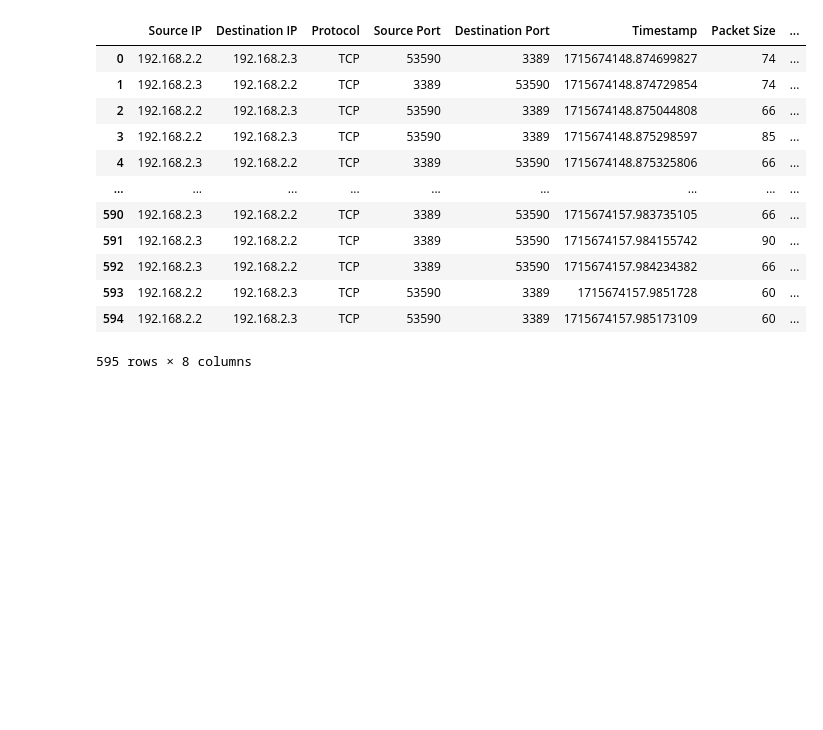
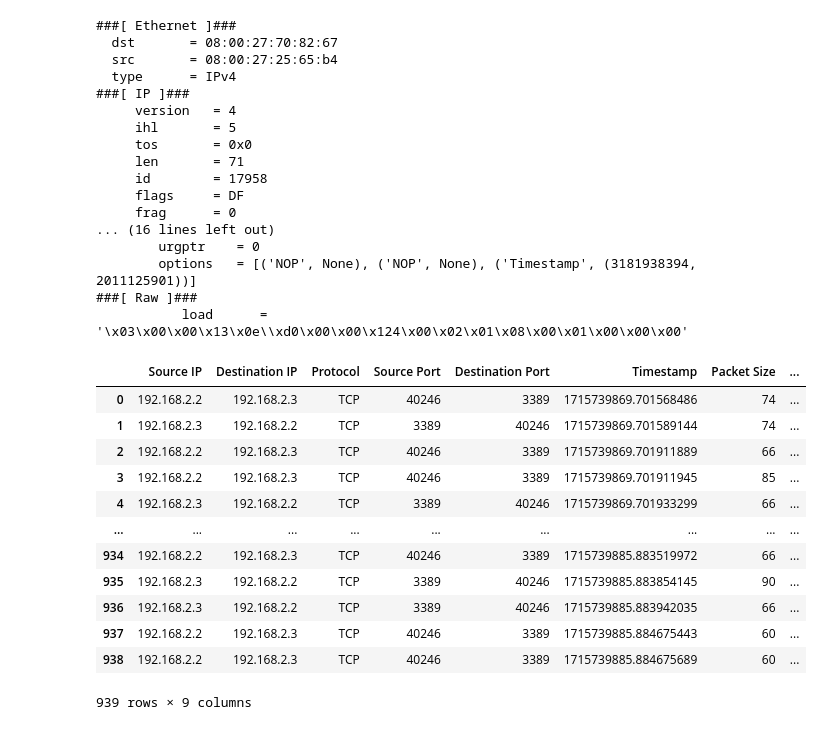
Before and after one commit to yaoyanglee/network-prediction, a Jupyter notebook: rdp-vis.ipynb, the cells around one changed output. Saved outputs shown, nothing was run; the diff lists cells and outputs as text; code cells hidden in the pictures; blank space fills up the shorter version.

```diff
--- a/rdp-vis.ipynb
+++ b/rdp-vis.ipynb
@@ -16,6 +16,9 @@ def readPCAP(pcapFile):
             ip_layer = packet['IP']
             transport_layer = packet[ip_layer.payload.name]
 
+            # Calculate payload size
+            payload_size = len(packet) - len(ip_layer) - len(transport_layer)
+
             packet_info = {
                 'Source IP': ip_layer.src,
                 'Destination IP': ip_layer.dst,
@@ -23,7 +26,8 @@ def readPCAP(pcapFile):
                 'Source Port': transport_layer.sport if hasattr(transport_layer, 'sport') else None,
                 'Destination Port': transport_layer.dport if hasattr(transport_layer, 'dport') else None,
                 'Timestamp': packet.time,
-                'Packet Size': len(packet)
+                'Packet Size': len(packet),
+                'Payload Size': payload_size
             }
             packet_data.append(packet_info)
 
@@ -58,28 +62,47 @@ def plotTemporalPosition(df):
     plt.grid(True)
     plt.show()
 # %%
-rdpData = "data/pcap/rdp-data/capture1.pcapng"
+rdpData1 = "data/pcap/rdp-data/capture4.pcapng"
+rdpData2 = "data/pcap/rdp-data/capture5-use.pcapng"
 
-df = readPCAP(rdpData)
+df = readPCAP(rdpData1)
 
 # Sort the dataframe by 'Timestamp' column
 df.sort_values(by='Timestamp', inplace=True)
 
 # Calculate interarrival times
 df['Interarrival'] = df['Timestamp'].diff().fillna(0)
+df['Interarrival-ms'] = df['Timestamp'].diff().fillna(0) * 1000
 
 df
 # %% [output]
+###[ Ethernet ]###
+  dst       = 08:00:27:70:82:67
+  src       = 08:00:27:25:65:b4
+  type      = IPv4
+###[ IP ]###
+     version   = 4
+     ihl       = 5
+     tos       = 0x0
+     len       = 71
+     id        = 17958
+     flags     = DF
+     frag      = 0
+... (16 lines left out)
+        urgptr    = 0
+        options   = [('NOP', None), ('NOP', None), ('Timestamp', (3181938394, 2011125901))]
+###[ Raw ]###
+           load      = '\x03\x00\x00\x13\x0e\\xd0\x00\x00\x124\x00\x02\x01\x08\x00\x01\x00\x00\x00'
 |  | Source IP | Destination IP | Protocol | Source Port | Destination Port | Timestamp | Packet Size | ... |
-| 0 | 192.168.2.2 | 192.168.2.3 | TCP | 53590 | 3389 | 1715674148.874699827 | 74 | ... |
-| 1 | 192.168.2.3 | 192.168.2.2 | TCP | 3389 | 53590 | 1715674148.874729854 | 74 | ... |
-| 2 | 192.168.2.2 | 192.168.2.3 | TCP | 53590 | 3389 | 1715674148.875044808 | 66 | ... |
-| 3 | 192.168.2.2 | 192.168.2.3 | TCP | 53590 | 3389 | 1715674148.875298597 | 85 | ... |
-| 4 | 192.168.2.3 | 192.168.2.2 | TCP | 3389 | 53590 | 1715674148.875325806 | 66 | ... |
+| 0 | 192.168.2.2 | 192.168.2.3 | TCP | 40246 | 3389 | 1715739869.701568486 | 74 | ... |
+| 1 | 192.168.2.3 | 192.168.2.2 | TCP | 3389 | 40246 | 1715739869.701589144 | 74 | ... |
+| 2 | 192.168.2.2 | 192.168.2.3 | TCP | 40246 | 3389 | 1715739869.701911889 | 66 | ... |
+| 3 | 192.168.2.2 | 192.168.2.3 | TCP | 40246 | 3389 | 1715739869.701911945 | 85 | ... |
+| 4 | 192.168.2.3 | 192.168.2.2 | TCP | 3389 | 40246 | 1715739869.701933299 | 66 | ... |
 | ... | ... | ... | ... | ... | ... | ... | ... | ... |
-| 590 | 192.168.2.3 | 192.168.2.2 | TCP | 3389 | 53590 | 1715674157.983735105 | 66 | ... |
-| 591 | 192.168.2.3 | 192.168.2.2 | TCP | 3389 | 53590 | 1715674157.984155742 | 90 | ... |
-| 592 | 192.168.2.3 | 192.168.2.2 | TCP | 3389 | 53590 | 1715674157.984234382 | 66 | ... |
-| 593 | 192.168.2.2 | 192.168.2.3 | TCP | 53590 | 3389 | 1715674157.9851728 | 60 | ... |
-| 594 | 192.168.2.2 | 192.168.2.3 | TCP | 53590 | 3389 | 1715674157.985173109 | 60 | ... |
+| 934 | 192.168.2.2 | 192.168.2.3 | TCP | 40246 | 3389 | 1715739885.883519972 | 66 | ... |
+| 935 | 192.168.2.3 | 192.168.2.2 | TCP | 3389 | 40246 | 1715739885.883854145 | 90 | ... |
+| 936 | 192.168.2.3 | 192.168.2.2 | TCP | 3389 | 40246 | 1715739885.883942035 | 66 | ... |
+| 937 | 192.168.2.2 | 192.168.2.3 | TCP | 40246 | 3389 | 1715739885.884675443 | 60 | ... |
+| 938 | 192.168.2.2 | 192.168.2.3 | TCP | 40246 | 3389 | 1715739885.884675689 | 60 | ... |
-595 rows × 8 columns
+939 rows × 9 columns
```
Also changed, not shown: parts of 9 cells of this notebook.
